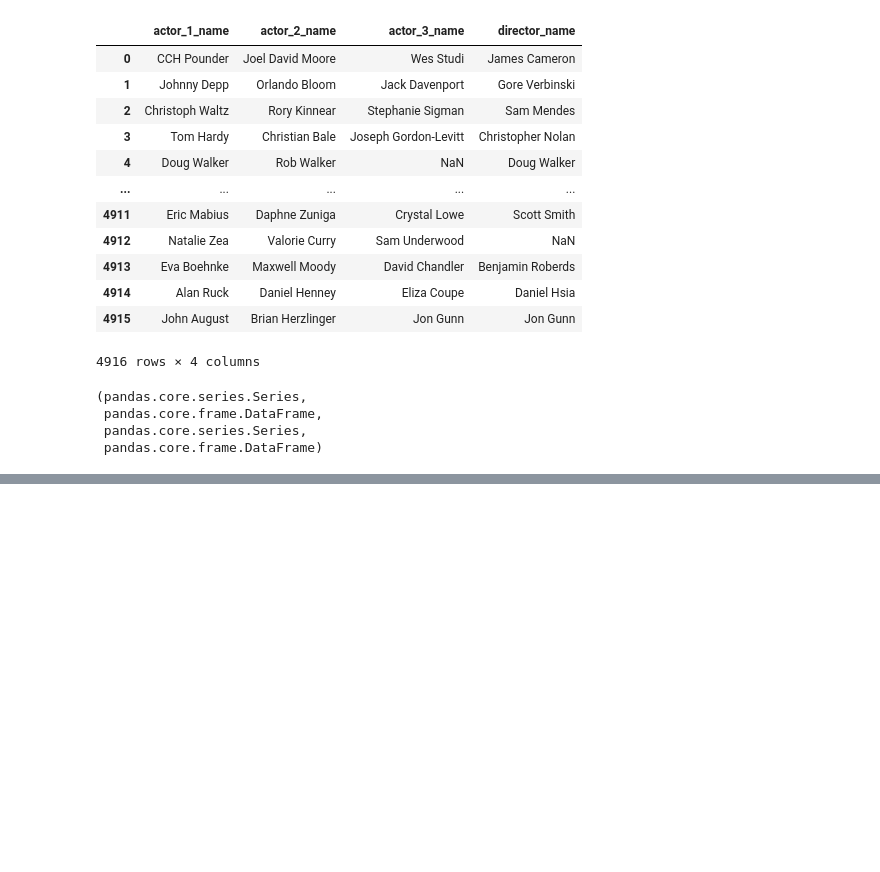
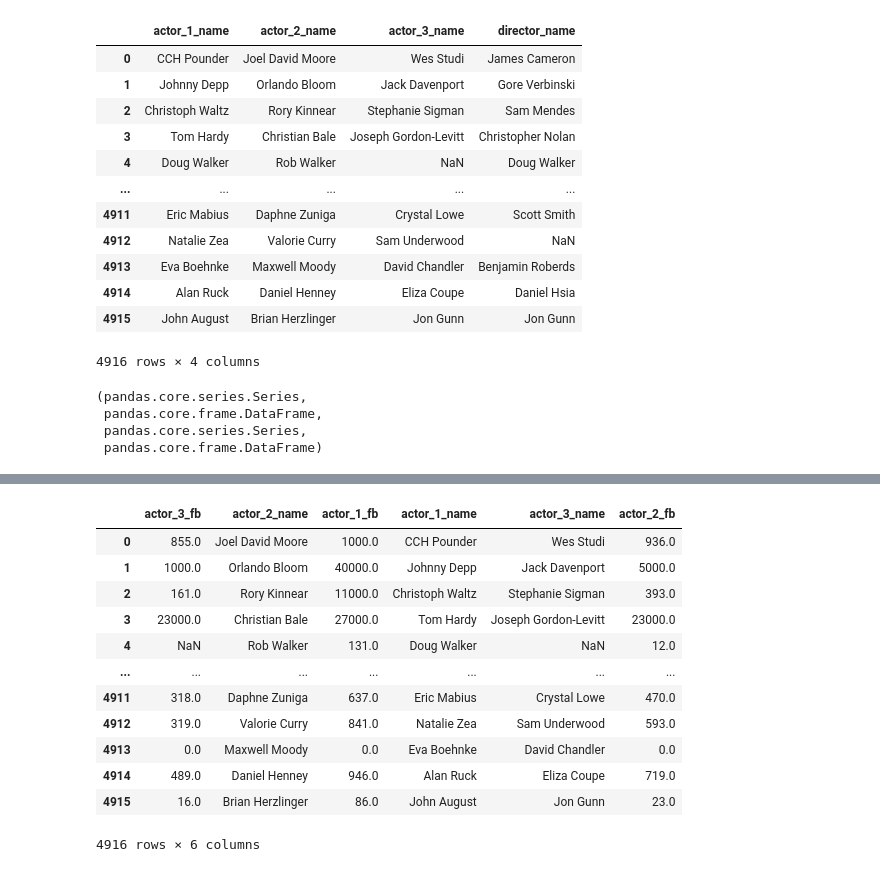
Before and after one commit to minstrel1149/pandas_practice-cookbook1, a Jupyter notebook: Pd_cookbook_1_chapter2.ipynb, the cells around one changed output, grey strips where cells are left out. Saved outputs shown, nothing was run; the diff lists cells and outputs as text; code cells hidden in the pictures; blank space fills up the shorter version.

```diff
--- a/Pd_cookbook_1_chapter2.ipynb
+++ b/Pd_cookbook_1_chapter2.ipynb
@@ -32,3 +33,7 @@ type(movies['director_name']), type(movies[['director_name']]), type(movies.loc[
  pandas.core.frame.DataFrame,
  pandas.core.series.Series,
  pandas.core.frame.DataFrame)
+# %%
+# movies의 열 이름 변경
+movies = movies.rename(columns=lambda col: str(col).replace('facebook_likes', 'fb').replace('_for_revies', ''))
+movies.dtypes.value_counts()
@@ -34,0 +56,20 @@ type(movies['director_name']), type(movies[['director_name']]), type(movies.loc[
+# %%
+# filter() 메서드를 이용하여 열 선택 가능
+# like 인자로 부분 문자열 찾기 가능, items 인자로 열 이름 리스트로 전달 가능, regex 인자로 정규표현식 사용 가능 -> 세 개의 인자는 상호 배타적
+# items 인자의 경우 인덱서 연산을 복제한 것과 유사하나 KeyError 예외 상황 발생 안하는 차이
+movies.filter(like='fb').head()
+movies.filter(regex='.*\d.*')
+# %% [output]
+|  | actor_3_fb | actor_2_name | actor_1_fb | actor_1_name | actor_3_name | actor_2_fb |
+| 0 | 855.0 | Joel David Moore | 1000.0 | CCH Pounder | Wes Studi | 936.0 |
+| 1 | 1000.0 | Orlando Bloom | 40000.0 | Johnny Depp | Jack Davenport | 5000.0 |
+| 2 | 161.0 | Rory Kinnear | 11000.0 | Christoph Waltz | Stephanie Sigman | 393.0 |
+| 3 | 23000.0 | Christian Bale | 27000.0 | Tom Hardy | Joseph Gordon-Levitt | 23000.0 |
+| 4 | NaN | Rob Walker | 131.0 | Doug Walker | NaN | 12.0 |
+| ... | ... | ... | ... | ... | ... | ... |
+| 4911 | 318.0 | Daphne Zuniga | 637.0 | Eric Mabius | Crystal Lowe | 470.0 |
+| 4912 | 319.0 | Valorie Curry | 841.0 | Natalie Zea | Sam Underwood | 593.0 |
+| 4913 | 0.0 | Maxwell Moody | 0.0 | Eva Boehnke | David Chandler | 0.0 |
+| 4914 | 489.0 | Daniel Henney | 946.0 | Alan Ruck | Eliza Coupe | 719.0 |
+| 4915 | 16.0 | Brian Herzlinger | 86.0 | John August | Jon Gunn | 23.0 |
+4916 rows × 6 columns
```
Also changed, not shown: parts of 14 cells of this notebook.
